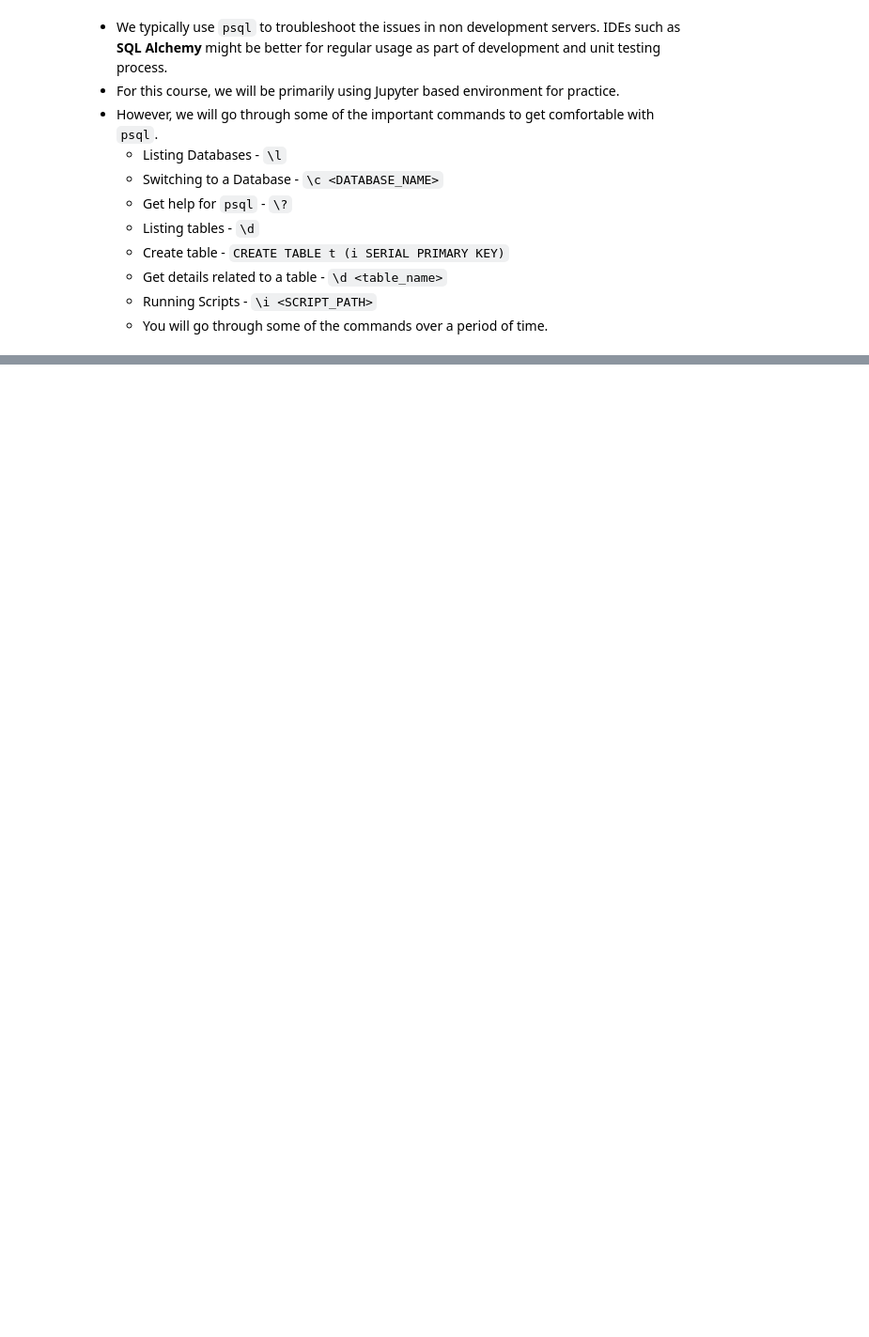
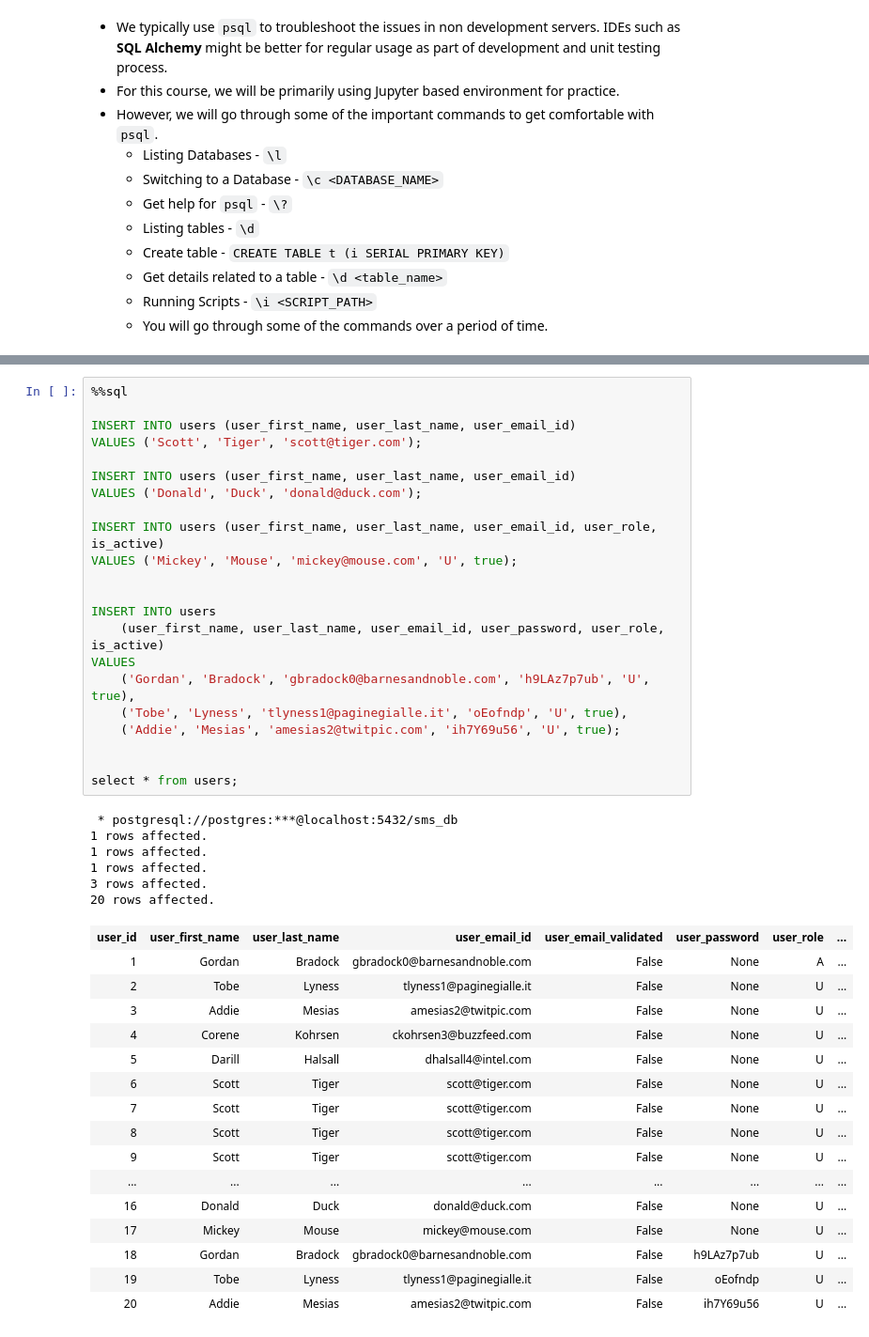
Before and after one commit to ImanJowkar/python-sysadmin, a Jupyter notebook: postgresql.ipynb, the cells around one changed output, grey strips where cells are left out. Shown at 94% size. Drawn from its saved outputs; the diff is of its cells as text; blank space fills up the shorter version.

```diff
--- a/postgresql.ipynb
+++ b/postgresql.ipynb
@@ -106,0 +180,45 @@ env: DATABASE_URL=postgresql://postgres:pwd@localhost:5432/retail_db
+# %%
+%%sql
+
+INSERT INTO users (user_first_name, user_last_name, user_email_id)
+VALUES ('Scott', 'Tiger', 'scott@tiger.com');
+
+INSERT INTO users (user_first_name, user_last_name, user_email_id)
+VALUES ('Donald', 'Duck', 'donald@duck.com');
+
+INSERT INTO users (user_first_name, user_last_name, user_email_id, user_role, is_active)
+VALUES ('Mickey', 'Mouse', 'mickey@mouse.com', 'U', true);
+
+
+INSERT INTO users
+    (user_first_name, user_last_name, user_email_id, user_password, user_role, is_active)
+VALUES
+    ('Gordan', 'Bradock', 'gbradock0@barnesandnoble.com', 'h9LAz7p7ub', 'U', true),
+    ('Tobe', 'Lyness', 'tlyness1@paginegialle.it', 'oEofndp', 'U', true),
+    ('Addie', 'Mesias', 'amesias2@twitpic.com', 'ih7Y69u56', 'U', true);
+
+
+select * from users;
+# %% [output]
+ * postgresql://postgres:***@localhost:5432/sms_db
+1 rows affected.
+1 rows affected.
+1 rows affected.
+3 rows affected.
+20 rows affected.
+| user_id | user_first_name | user_last_name | user_email_id | user_email_validated | user_password | user_role | ... |
+| 1 | Gordan | Bradock | gbradock0@barnesandnoble.com | False | None | A | ... |
+| 2 | Tobe | Lyness | tlyness1@paginegialle.it | False | None | U | ... |
+| 3 | Addie | Mesias | amesias2@twitpic.com | False | None | U | ... |
+| 4 | Corene | Kohrsen | ckohrsen3@buzzfeed.com | False | None | U | ... |
+| 5 | Darill | Halsall | dhalsall4@intel.com | False | None | U | ... |
+| 6 | Scott | Tiger | scott@tiger.com | False | None | U | ... |
+| 7 | Scott | Tiger | scott@tiger.com | False | None | U | ... |
+| 8 | Scott | Tiger | scott@tiger.com | False | None | U | ... |
+| 9 | Scott | Tiger | scott@tiger.com | False | None | U | ... |
+| ... | ... | ... | ... | ... | ... | ... | ... |
+| 16 | Donald | Duck | donald@duck.com | False | None | U | ... |
+| 17 | Mickey | Mouse | mickey@mouse.com | False | None | U | ... |
+| 18 | Gordan | Bradock | gbradock0@barnesandnoble.com | False | h9LAz7p7ub | U | ... |
+| 19 | Tobe | Lyness | tlyness1@paginegialle.it | False | oEofndp | U | ... |
+| 20 | Addie | Mesias | amesias2@twitpic.com | False | ih7Y69u56 | U | ... |
```
Also changed, not shown: parts of 24 cells of this notebook.
